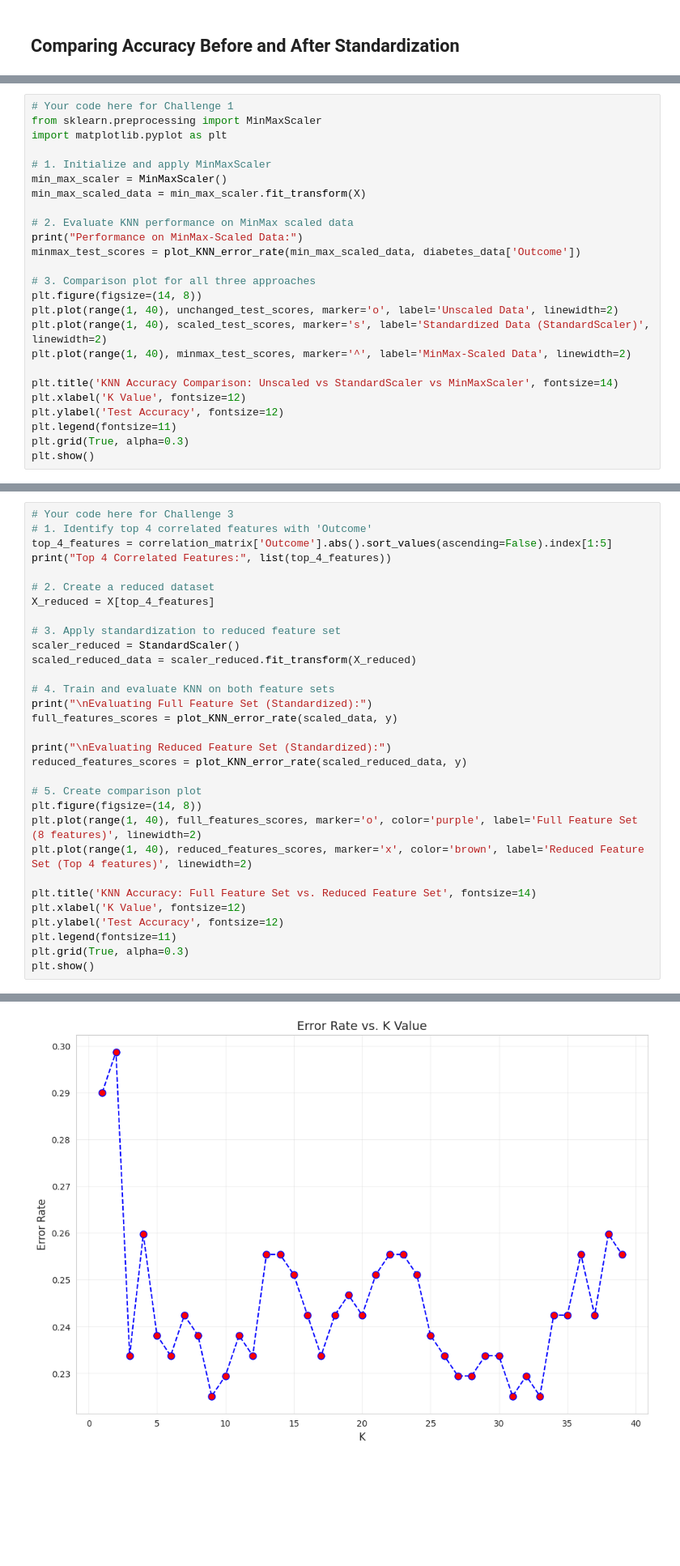
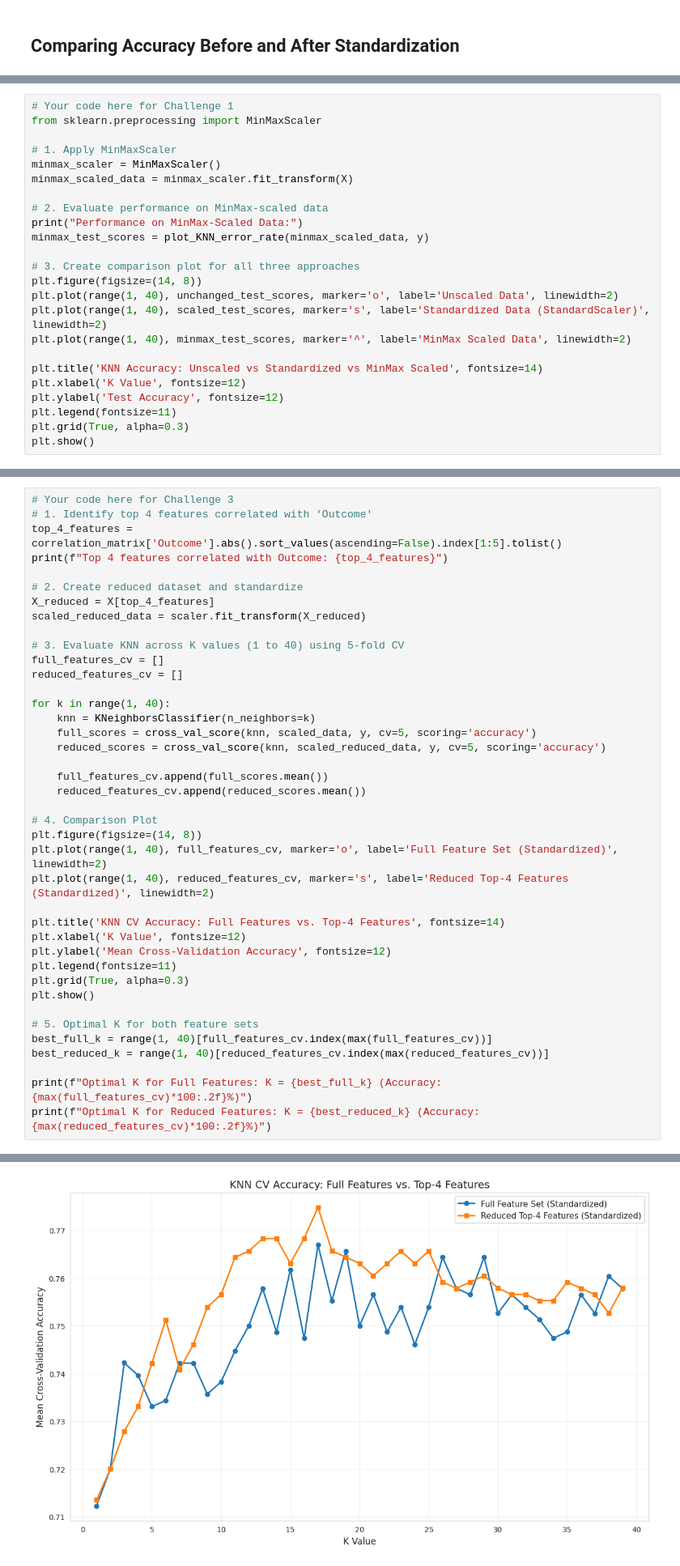
Before and after one commit to Tanushree2905/AIML_projects, a Jupyter notebook: Copy_of_AIML_Training_Program_Module_3_project_.ipynb, the cells around one changed output, grey strips where cells are left out. Shown at 81% size. Cells and saved outputs as stored; diff of their text form; blank space fills up the shorter version.

```diff
--- a/Copy_of_AIML_Training_Program_Module_3_project_.ipynb
+++ b/Copy_of_AIML_Training_Program_Module_3_project_.ipynb
@@ -436,23 +436,22 @@ Test your understanding by completing these three challenges. Solutions are not
 # %%
 # Your code here for Challenge 1
 from sklearn.preprocessing import MinMaxScaler
-import matplotlib.pyplot as plt
 
-# 1. Initialize and apply MinMaxScaler
-min_max_scaler = MinMaxScaler()
-min_max_scaled_data = min_max_scaler.fit_transform(X)
+# 1. Apply MinMaxScaler
+minmax_scaler = MinMaxScaler()
+minmax_scaled_data = minmax_scaler.fit_transform(X)
 
-# 2. Evaluate KNN performance on MinMax scaled data
+# 2. Evaluate performance on MinMax-scaled data
 print("Performance on MinMax-Scaled Data:")
-minmax_test_scores = plot_KNN_error_rate(min_max_scaled_data, diabetes_data['Outcome'])
+minmax_test_scores = plot_KNN_error_rate(minmax_scaled_data, y)
 
-# 3. Comparison plot for all three approaches
+# 3. Create comparison plot for all three approaches
 plt.figure(figsize=(14, 8))
 plt.plot(range(1, 40), unchanged_test_scores, marker='o', label='Unscaled Data', linewidth=2)
 plt.plot(range(1, 40), scaled_test_scores, marker='s', label='Standardized Data (StandardScaler)', linewidth=2)
-plt.plot(range(1, 40), minmax_test_scores, marker='^', label='MinMax-Scaled Data', linewidth=2)
+plt.plot(range(1, 40), minmax_test_scores, marker='^', label='MinMax Scaled Data', linewidth=2)
 
-plt.title('KNN Accuracy Comparison: Unscaled vs StandardScaler vs MinMaxScaler', fontsize=14)
+plt.title('KNN Accuracy: Unscaled vs Standardized vs MinMax Scaled', fontsize=14)
 plt.xlabel('K Value', fontsize=12)
 plt.ylabel('Test Accuracy', fontsize=12)
 plt.legend(fontsize=11)
@@ -562,33 +561,42 @@ Optimal K (MinMax): 15 with Accuracy: 76.44%
 **Bonus:** Try different numbers of features (3, 5, 6) and see how it affects performance.
 # %%
 # Your code here for Challenge 3
-# 1. Identify top 4 correlated features with 'Outcome'
-top_4_features = correlation_matrix['Outcome'].abs().sort_values(ascending=False).index[1:5]
-print("Top 4 Correlated Features:", list(top_4_features))
+# 1. Identify top 4 features correlated with 'Outcome'
+top_4_features = correlation_matrix['Outcome'].abs().sort_values(ascending=False).index[1:5].tolist()
+print(f"Top 4 features correlated with Outcome: {top_4_features}")
 
-# 2. Create a reduced dataset
+# 2. Create reduced dataset and standardize
 X_reduced = X[top_4_features]
+scaled_reduced_data = scaler.fit_transform(X_reduced)
 
-# 3. Apply standardization to reduced feature set
-scaler_reduced = StandardScaler()
-scaled_reduced_data = scaler_reduced.fit_transform(X_reduced)
+# 3. Evaluate KNN across K values (1 to 40) using 5-fold CV
+full_features_cv = []
+reduced_features_cv = []
 
-# 4. Train and evaluate KNN on both feature sets
-print("\nEvaluating Full Feature Set (Standardized):")
-full_features_scores = plot_KNN_error_rate(scaled_data, y)
+for k in range(1, 40):
+    knn = KNeighborsClassifier(n_neighbors=k)
+    full_scores = cross_val_score(knn, scaled_data, y, cv=5, scoring='accuracy')
+    reduced_scores = cross_val_score(knn, scaled_reduced_data, y, cv=5, scoring='accuracy')
 
-print("\nEvaluating Reduced Feature Set (Standardized):")
-reduced_features_scores = plot_KNN_error_rate(scaled_reduced_data, y)
+    full_features_cv.append(full_scores.mean())
+    reduced_features_cv.append(reduced_scores.mean())
 
-# 5. Create comparison plot
+# 4. Comparison Plot
 plt.figure(figsize=(14, 8))
-plt.plot(range(1, 40), full_features_scores, marker='o', color='purple', label='Full Feature Set (8 features)', linewidth=2)
-plt.plot(range(1, 40), reduced_features_scores, marker='x', color='brown', label='Reduced Feature Set (Top 4 features)', linewidth=2)
+plt.plot(range(1, 40), full_features_cv, marker='o', label='Full Feature Set (Standardized)', linewidth=2)
+plt.plot(range(1, 40), reduced_features_cv, marker='s', label='Reduced Top-4 Features (Standardized)', linewidth=2)
 
-plt.title('KNN Accuracy: Full Feature Set vs. Reduced Feature Set', fontsize=14)
+plt.title('KNN CV Accuracy: Full Features vs. Top-4 Features', fontsize=14)
 plt.xlabel('K Value', fontsize=12)
-plt.ylabel('Test Accuracy', fontsize=12)
+plt.ylabel('Mean Cross-Validation Accuracy', fontsize=12)
 plt.legend(fontsize=11)
 plt.grid(True, alpha=0.3)
 plt.show()
+
+# 5. Optimal K for both feature sets
+best_full_k = range(1, 40)[full_features_cv.index(max(full_features_cv))]
+best_reduced_k = range(1, 40)[reduced_features_cv.index(max(reduced_features_cv))]
+
+print(f"Optimal K for Full Features: K = {best_full_k} (Accuracy: {max(full_features_cv)*100:.2f}%)")
+print(f"Optimal K for Reduced Features: K = {best_reduced_k} (Accuracy: {max(reduced_features_cv)*100:.2f}%)")
 # %% [output]
@@ -598 +604 @@ Evaluating Full Feature Set (Standardized):
-[figure, old version]
+[figure, new version]
```
Also changed, not shown: parts of 5 cells of this notebook.
